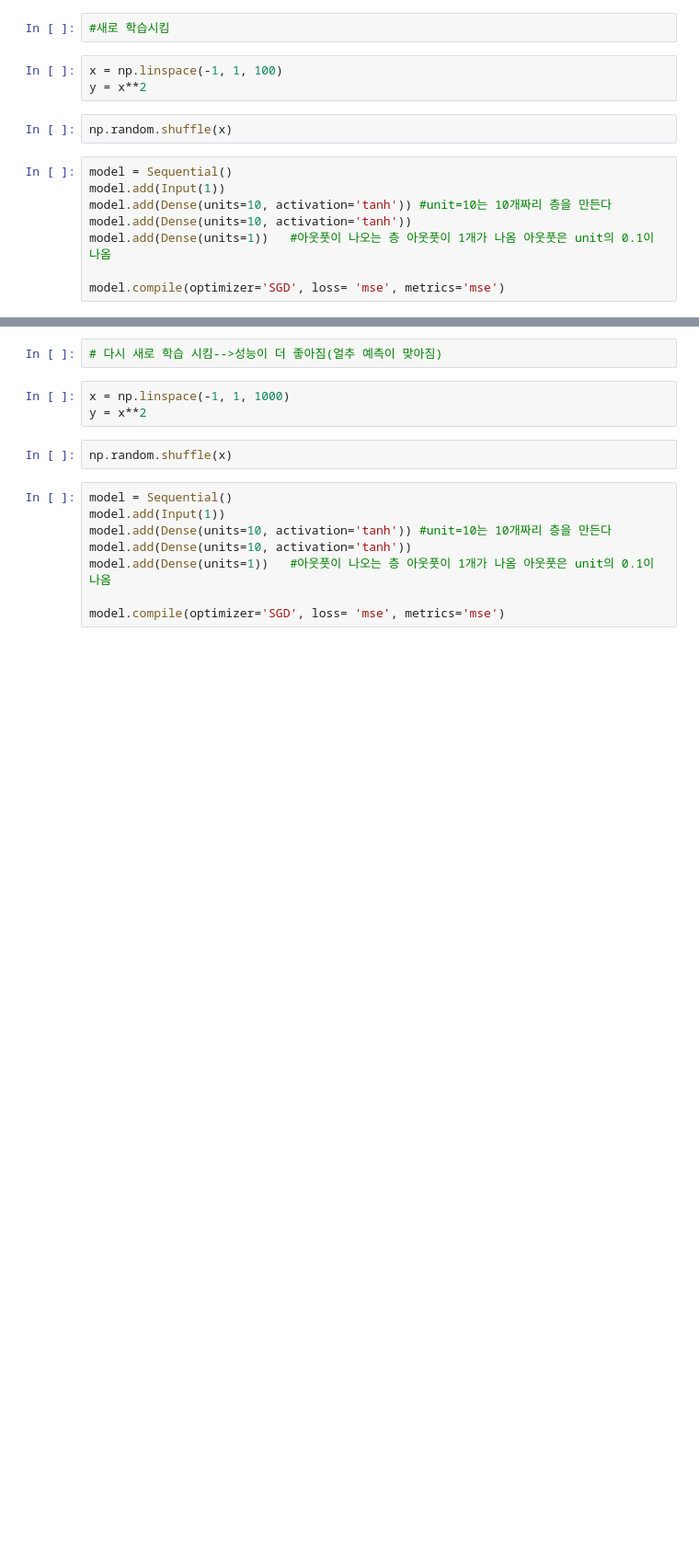
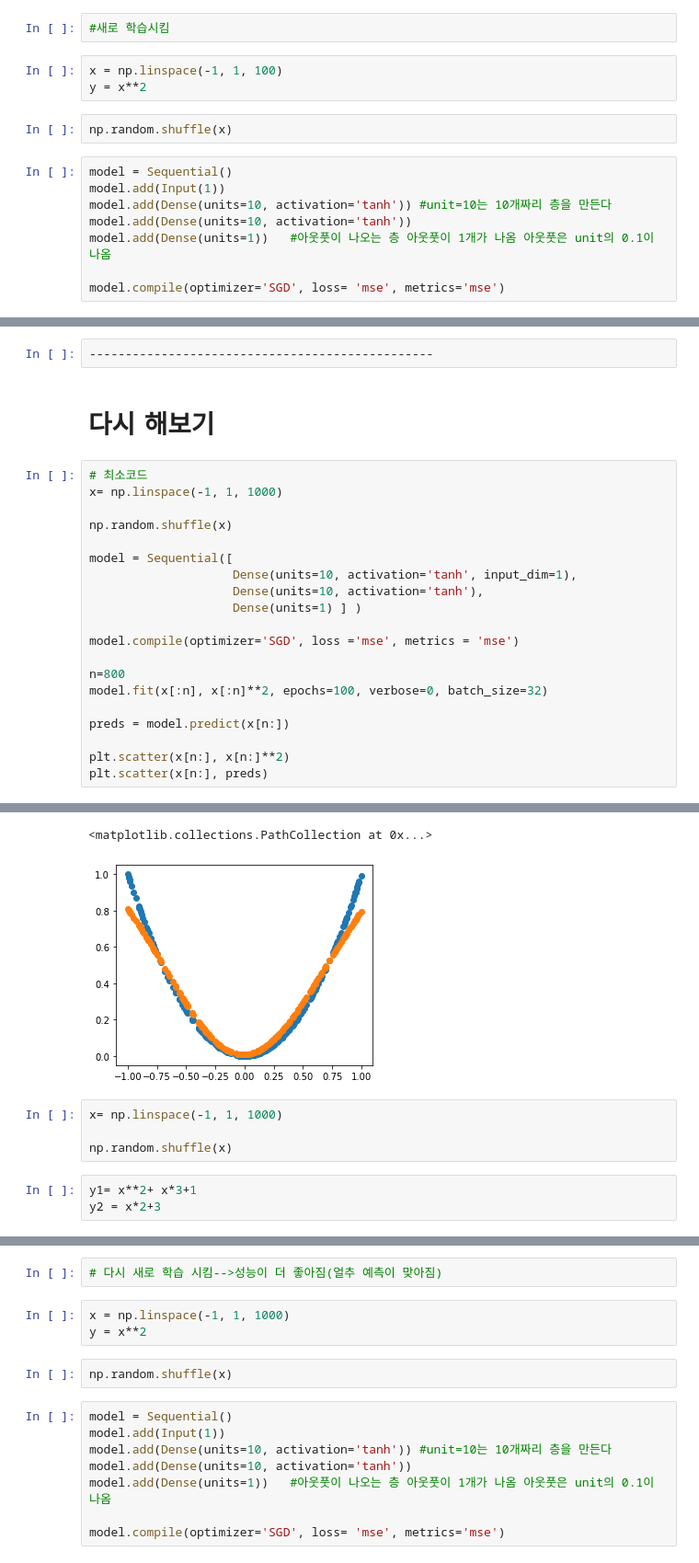
Before and after one commit to limlimlim99/-, a Jupyter notebook: 케라스 창시자 딥러닝/딥러닝.ipynb, the cells around one changed output, grey strips where cells are left out. Shown at 92% size. Cells and saved outputs as stored; diff of their text form; blank space fills up the shorter version.

```diff
--- a/케라스 창시자 딥러닝/딥러닝.ipynb
+++ b/케라스 창시자 딥러닝/딥러닝.ipynb
@@ -189,0 +210,25 @@ plt.scatter(x[70:], preds)
+# %%
+------------------------------------------------
+# %% [markdown]
+# 다시 해보기
+# %%
+# 최소코드
+x= np.linspace(-1, 1, 1000)
+
+np.random.shuffle(x)
+
+model = Sequential([
+                    Dense(units=10, activation='tanh', input_dim=1),
+                    Dense(units=10, activation='tanh'),
+                    Dense(units=1) ] )
+
+model.compile(optimizer='SGD', loss ='mse', metrics = 'mse')
+
+n=800
+model.fit(x[:n], x[:n]**2, epochs=100, verbose=0, batch_size=32)
+
+preds = model.predict(x[n:])
+
+plt.scatter(x[n:], x[n:]**2)
+plt.scatter(x[n:], preds)
+# %% [output]
@@ -189,0 +236,9 @@ plt.scatter(x[70:], preds)
+<matplotlib.collections.PathCollection at 0x...>
+[figure, added]
+# %%
+x= np.linspace(-1, 1, 1000)
+
+np.random.shuffle(x)
+# %%
+y1= x**2+ x*3+1
+y2 = x*2+3
```
Also changed, not shown: parts of 104 cells of this notebook, 1 other file.
